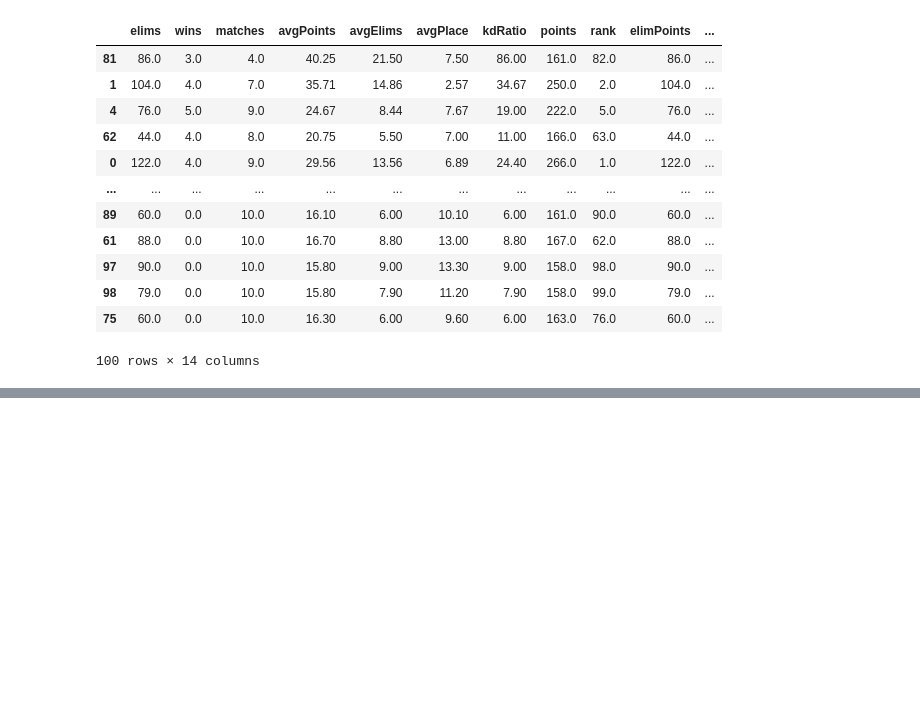
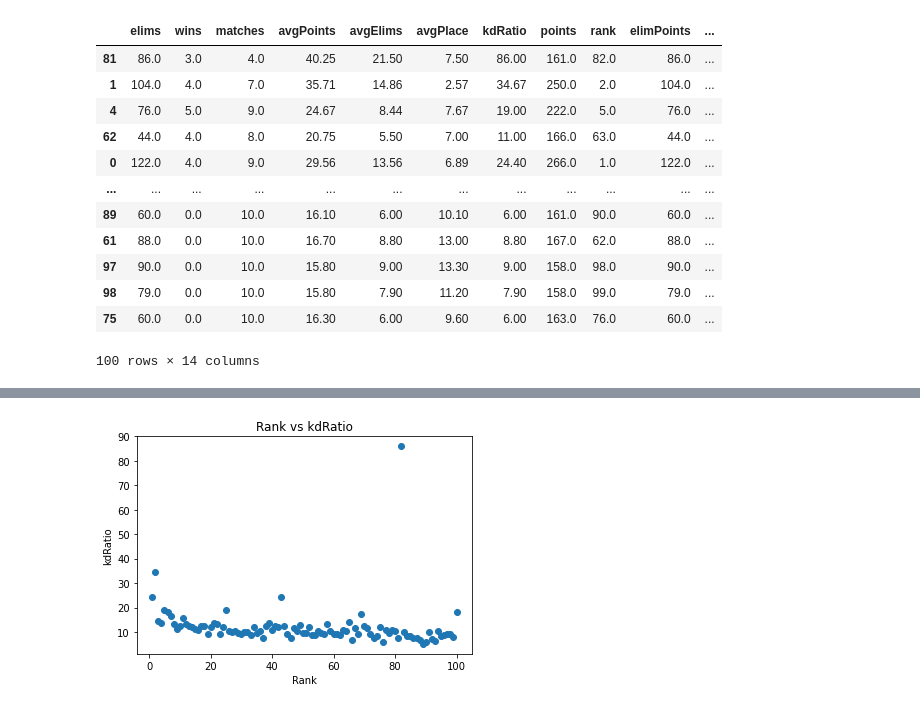
Before and after one commit to mlue02/eSportsStats, a Jupyter notebook: fnstats/fnstats.ipynb, the cells around one changed output, grey strips where cells are left out. Cells and saved outputs as stored; diff of their text form; code cells hidden in the pictures; blank space fills up the shorter version.

```diff
--- a/fnstats/fnstats.ipynb
+++ b/fnstats/fnstats.ipynb
@@ -160,0 +109,9 @@ def get_content(url):
+# %%
+fig = plt.figure()
+plt.scatter(df['rank'], df['kdRatio'])
+plt.title("Rank vs kdRatio")
+plt.ylabel("kdRatio")
+plt.xlabel('Rank')
+plt.show()
+# %% [output]
+[figure, added]
```
Also changed, not shown: parts of 10 cells of this notebook, 1 other file.
